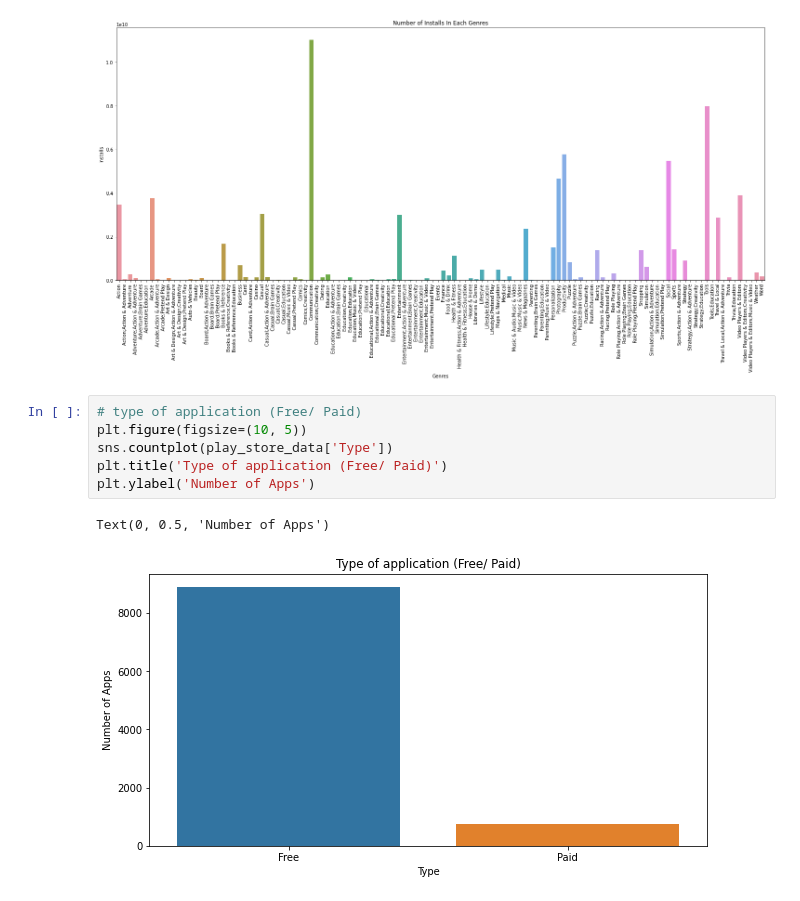
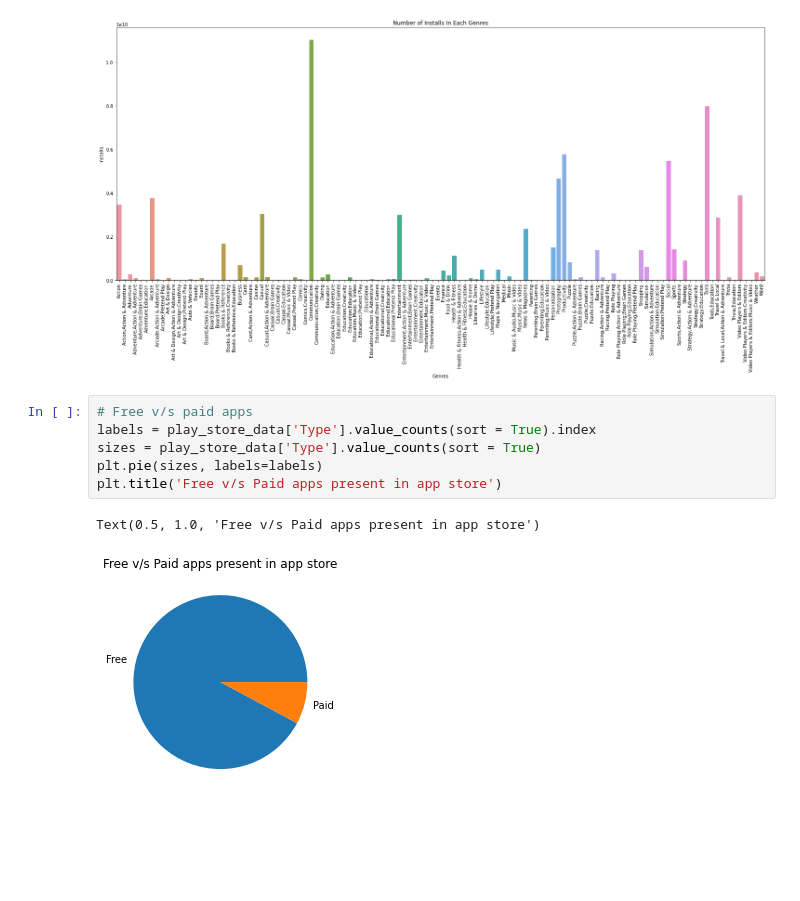
Before and after one commit to MijulSaxena/EDA-project-on-Gooogle-playstore., a Jupyter notebook: Play_Store_App_Review_Analysis_Capstone_Project_by_Mijul_Saxena.ipynb, the cells around one changed output. Cells and saved outputs as stored; diff of their text form; blank space fills up the shorter version.

```diff
--- a/Play_Store_App_Review_Analysis_Capstone_Project_by_Mijul_Saxena.ipynb
+++ b/Play_Store_App_Review_Analysis_Capstone_Project_by_Mijul_Saxena.ipynb
@@ -401,15 +401,15 @@ sns.barplot('Genres', 'Installs', data = Genres_total_installs)
 # %% [output]
 <matplotlib.axes._subplots.AxesSubplot at 0x...>
 [figure]
-# %%
-# type of application (Free/ Paid)
-plt.figure(figsize=(10, 5))
-sns.countplot(play_store_data['Type'])
-plt.title('Type of application (Free/ Paid)')
-plt.ylabel('Number of Apps')
-# %% [output]
-Text(0, 0.5, 'Number of Apps')
-[figure, removed]
+# %%
+# Free v/s paid apps
+labels = play_store_data['Type'].value_counts(sort = True).index
+sizes = play_store_data['Type'].value_counts(sort = True)
+plt.pie(sizes, labels=labels)
+plt.title('Free v/s Paid apps present in app store')
+# %% [output]
+Text(0.5, 1.0, 'Free v/s Paid apps present in app store')
+[figure, added]
 # %%
 plt.figure(figsize=(30, 10))
 sns.scatterplot(play_store_data['Size'], play_store_data['Rating'], hue = play_store_data['Content Rating'], s=100)
```
Also changed, not shown: parts of 3 cells of this notebook.
